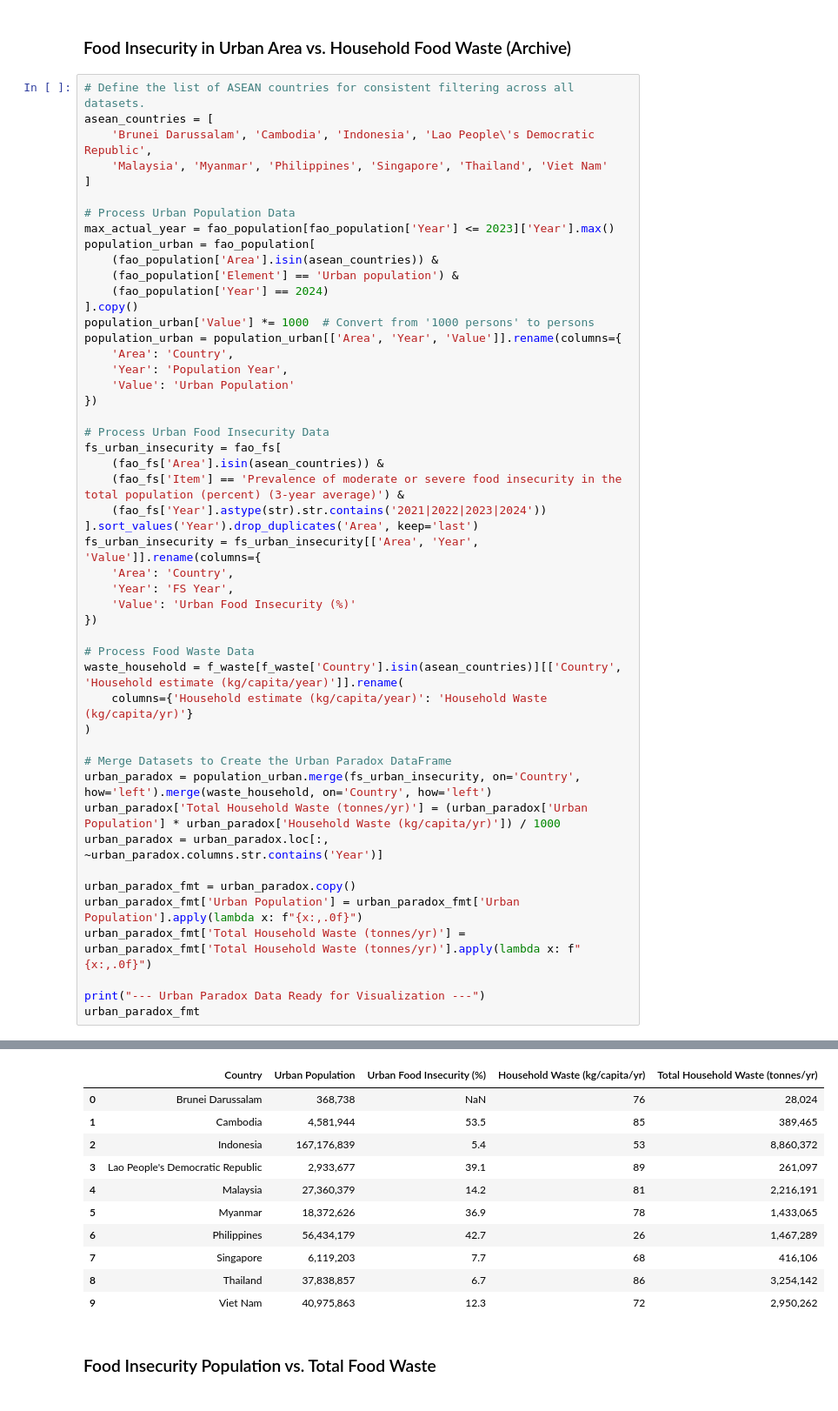
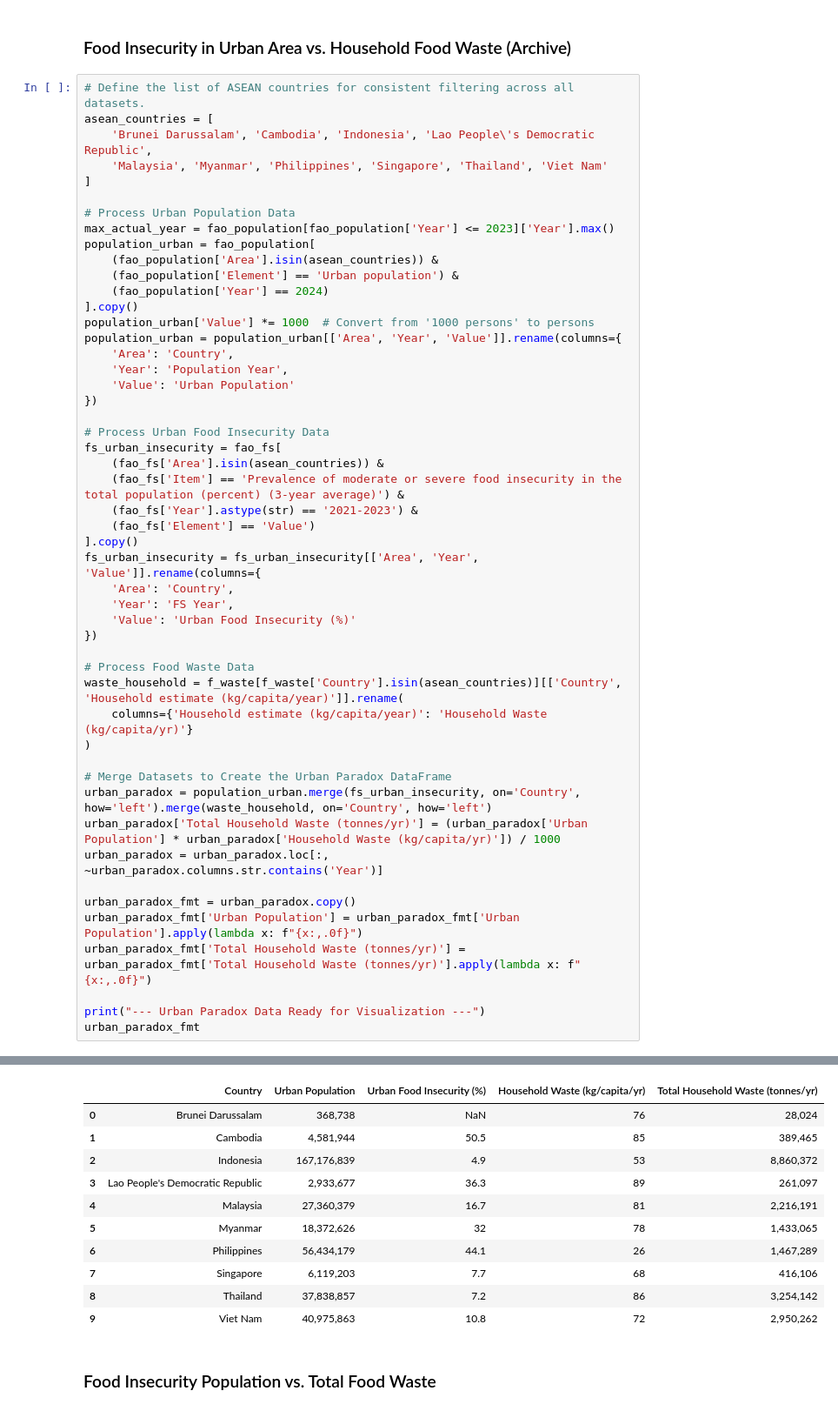
Before and after one commit to Azvier/asean-food-waste-sustainability, a Jupyter notebook: notebooks/data_analysis.ipynb, the cells around one changed output, grey strips where cells are left out. Shown: that part at 87% size. Drawn from its saved outputs; the diff is of its cells as text.

```diff
--- a/notebooks/data_analysis.ipynb
+++ b/notebooks/data_analysis.ipynb
@@ -134,44 +134,45 @@ population_urban = population_urban[['Area', 'Year', 'Value']].rename(columns={
 # Process Urban Food Insecurity Data
 fs_urban_insecurity = fao_fs[
     (fao_fs['Area'].isin(asean_countries)) &
     (fao_fs['Item'] == 'Prevalence of moderate or severe food insecurity in the total population (percent) (3-year average)') &
-    (fao_fs['Year'].astype(str).str.contains('2021|2022|2023|2024'))
-].sort_values('Year').drop_duplicates('Area', keep='last')
+    (fao_fs['Year'].astype(str) == '2021-2023') &
+    (fao_fs['Element'] == 'Value')
+].copy()
 fs_urban_insecurity = fs_urban_insecurity[['Area', 'Year', 'Value']].rename(columns={
     'Area': 'Country',
     'Year': 'FS Year',
     'Value': 'Urban Food Insecurity (%)'
 })
 
 # Process Food Waste Data
 waste_household = f_waste[f_waste['Country'].isin(asean_countries)][['Country', 'Household estimate (kg/capita/year)']].rename(
     columns={'Household estimate (kg/capita/year)': 'Household Waste (kg/capita/yr)'}
 )
 
 # Merge Datasets to Create the Urban Paradox DataFrame
 urban_paradox = population_urban.merge(fs_urban_insecurity, on='Country', how='left').merge(waste_household, on='Country', how='left')
 urban_paradox['Total Household Waste (tonnes/yr)'] = (urban_paradox['Urban Population'] * urban_paradox['Household Waste (kg/capita/yr)']) / 1000
 urban_paradox = urban_paradox.loc[:, ~urban_paradox.columns.str.contains('Year')]
 
 urban_paradox_fmt = urban_paradox.copy()
 urban_paradox_fmt['Urban Population'] = urban_paradox_fmt['Urban Population'].apply(lambda x: f"{x:,.0f}")
 urban_paradox_fmt['Total Household Waste (tonnes/yr)'] = urban_paradox_fmt['Total Household Waste (tonnes/yr)'].apply(lambda x: f"{x:,.0f}")
 
 print("--- Urban Paradox Data Ready for Visualization ---")
 urban_paradox_fmt
 # %% [output]
 --- Urban Paradox Data Ready for Visualization ---
 |  | Country | Urban Population | Urban Food Insecurity (%) | Household Waste (kg/capita/yr) | Total Household Waste (tonnes/yr) |
 | 0 | Brunei Darussalam | 368,738 | NaN | 76 | 28,024 |
-| 1 | Cambodia | 4,581,944 | 53.5 | 85 | 389,465 |
-| 2 | Indonesia | 167,176,839 | 5.4 | 53 | 8,860,372 |
-| 3 | Lao People's Democratic Republic | 2,933,677 | 39.1 | 89 | 261,097 |
-| 4 | Malaysia | 27,360,379 | 14.2 | 81 | 2,216,191 |
-| 5 | Myanmar | 18,372,626 | 36.9 | 78 | 1,433,065 |
-| 6 | Philippines | 56,434,179 | 42.7 | 26 | 1,467,289 |
+| 1 | Cambodia | 4,581,944 | 50.5 | 85 | 389,465 |
+| 2 | Indonesia | 167,176,839 | 4.9 | 53 | 8,860,372 |
+| 3 | Lao People's Democratic Republic | 2,933,677 | 36.3 | 89 | 261,097 |
+| 4 | Malaysia | 27,360,379 | 16.7 | 81 | 2,216,191 |
+| 5 | Myanmar | 18,372,626 | 32 | 78 | 1,433,065 |
+| 6 | Philippines | 56,434,179 | 44.1 | 26 | 1,467,289 |
 | 7 | Singapore | 6,119,203 | 7.7 | 68 | 416,106 |
-| 8 | Thailand | 37,838,857 | 6.7 | 86 | 3,254,142 |
-| 9 | Viet Nam | 40,975,863 | 12.3 | 72 | 2,950,262 |
+| 8 | Thailand | 37,838,857 | 7.2 | 86 | 3,254,142 |
+| 9 | Viet Nam | 40,975,863 | 10.8 | 72 | 2,950,262 |
 # %% [markdown]
 ### Food Insecurity Population vs. Total Food Waste
 # %%
```
Also changed, not shown: parts of 6 cells of this notebook.
